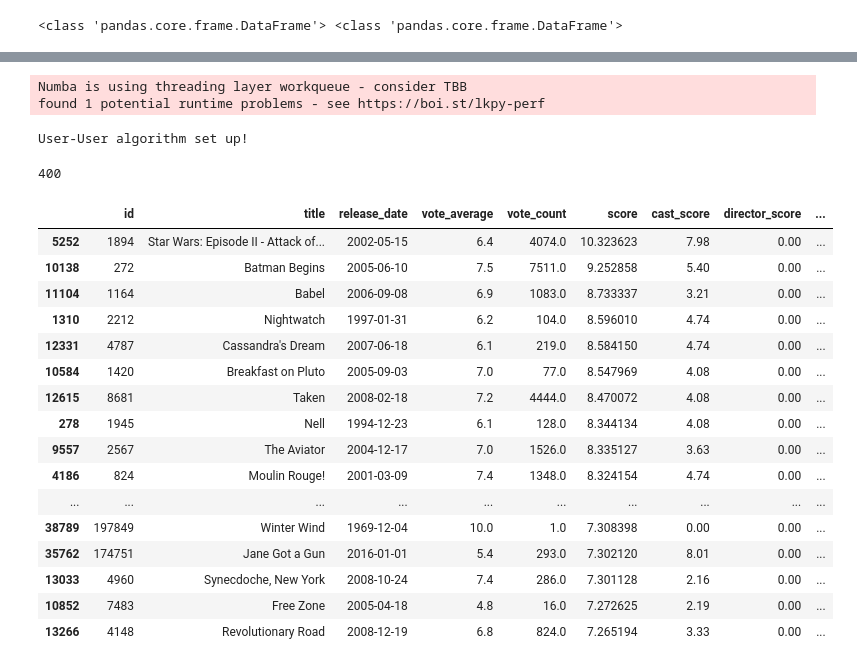
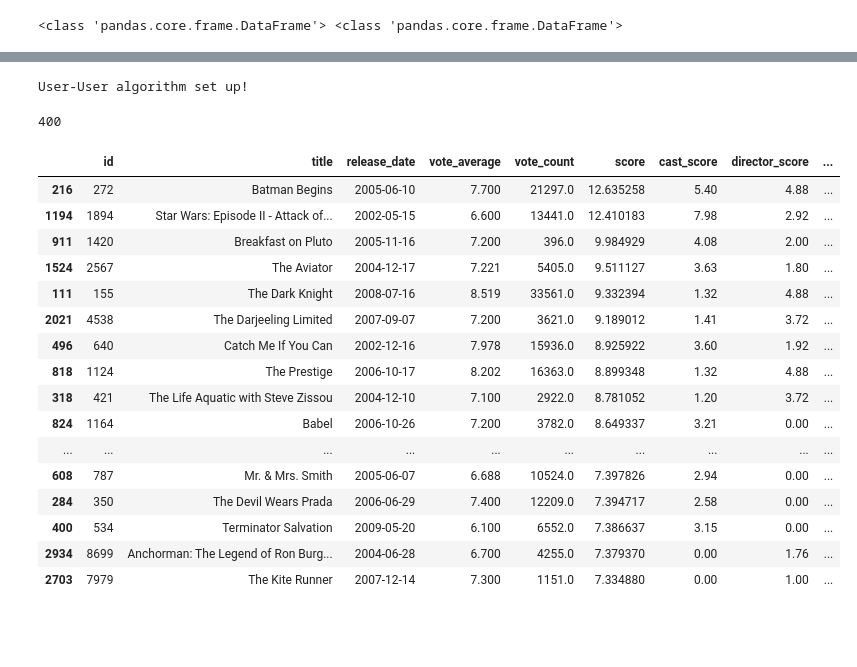
Before and after one commit to Laan33/Rec-Genie, a Jupyter notebook: rec-sys/main.ipynb, the cells around one changed output, grey strips where cells are left out. Drawn from its saved outputs; the diff is of its cells as text; code cells hidden in the pictures; blank space fills up the shorter version.

```diff
--- a/rec-sys/main.ipynb
+++ b/rec-sys/main.ipynb
@@ -15,6 +15,9 @@ USER_ID = 999999
 # %%
 if RUNNING_ON_COLAB:
     data_loader.mount_drive()
+# %%
+
+films_df = data_loader.load_movies()
 # %%
 # Load the data
 films_df = data_loader.load_movies()
@@ -53,4 +75,6 @@ import preprocessing as pre
+# %%
+genres_films = films_df.copy()
 # %%
 # Data preprocessing
-# One-hot encode the genres
-ohe_films_df, genre_list_mlb = pre.one_hot_encode_genres(films_df)
+# # One-hot encode the genres
+ohe_films_df, genre_list_mlb = pre.one_hot_encode_genres(genres_films)
@@ -97,11 +170,11 @@ importlib.reload(hyb)
+# %%
+recommendations = hybrid_recommend(999999, user_profile, films_df, credits_df, ratings_df, genre_list_mlb)
+# %% [output]
+User-User algorithm set up!
 # %%
 
 # Generate recommendations
 recommendations = hyb.hybrid_recommend(999999, user_profile, films_df, credits_df, ratings_df, genre_list_mlb)
-# %% [output]
-Numba is using threading layer workqueue - consider TBB
-found 1 potential runtime problems - see https://boi.st/lkpy-perf
-User-User algorithm set up!
 # %%
 len(recommendations)
 # %% [output]
@@ -109,25 +182,25 @@ len(recommendations)
 # %%
 score_breakdown = hyb.score_breakdown(films_df, recommendations)
 # %%
-score_breakdown.head(50)sadsa
+score_breakdown.head(50)
 # %% [output]
 |  | id | title | release_date | vote_average | vote_count | score | cast_score | director_score | ... |
-| 5252 | 1894 | Star Wars: Episode II - Attack of... | 2002-05-15 | 6.4 | 4074.0 | 10.323623 | 7.98 | 0.00 | ... |
-| 10138 | 272 | Batman Begins | 2005-06-10 | 7.5 | 7511.0 | 9.252858 | 5.40 | 0.00 | ... |
-| 11104 | 1164 | Babel | 2006-09-08 | 6.9 | 1083.0 | 8.733337 | 3.21 | 0.00 | ... |
-| 1310 | 2212 | Nightwatch | 1997-01-31 | 6.2 | 104.0 | 8.596010 | 4.74 | 0.00 | ... |
-| 12331 | 4787 | Cassandra's Dream | 2007-06-18 | 6.1 | 219.0 | 8.584150 | 4.74 | 0.00 | ... |
-| 10584 | 1420 | Breakfast on Pluto | 2005-09-03 | 7.0 | 77.0 | 8.547969 | 4.08 | 0.00 | ... |
-| 12615 | 8681 | Taken | 2008-02-18 | 7.2 | 4444.0 | 8.470072 | 4.08 | 0.00 | ... |
-| 278 | 1945 | Nell | 1994-12-23 | 6.1 | 128.0 | 8.344134 | 4.08 | 0.00 | ... |
-| 9557 | 2567 | The Aviator | 2004-12-17 | 7.0 | 1526.0 | 8.335127 | 3.63 | 0.00 | ... |
-| 4186 | 824 | Moulin Rouge! | 2001-03-09 | 7.4 | 1348.0 | 8.324154 | 4.74 | 0.00 | ... |
+| 216 | 272 | Batman Begins | 2005-06-10 | 7.700 | 21297.0 | 12.635258 | 5.40 | 4.88 | ... |
+| 1194 | 1894 | Star Wars: Episode II - Attack of... | 2002-05-15 | 6.600 | 13441.0 | 12.410183 | 7.98 | 2.92 | ... |
+| 911 | 1420 | Breakfast on Pluto | 2005-11-16 | 7.200 | 396.0 | 9.984929 | 4.08 | 2.00 | ... |
+| 1524 | 2567 | The Aviator | 2004-12-17 | 7.221 | 5405.0 | 9.511127 | 3.63 | 1.80 | ... |
+| 111 | 155 | The Dark Knight | 2008-07-16 | 8.519 | 33561.0 | 9.332394 | 1.32 | 4.88 | ... |
+| 2021 | 4538 | The Darjeeling Limited | 2007-09-07 | 7.200 | 3621.0 | 9.189012 | 1.41 | 3.72 | ... |
+| 496 | 640 | Catch Me If You Can | 2002-12-16 | 7.978 | 15936.0 | 8.925922 | 3.60 | 1.92 | ... |
+| 818 | 1124 | The Prestige | 2006-10-17 | 8.202 | 16363.0 | 8.899348 | 1.32 | 4.88 | ... |
+| 318 | 421 | The Life Aquatic with Steve Zissou | 2004-12-10 | 7.100 | 2922.0 | 8.781052 | 1.20 | 3.72 | ... |
+| 824 | 1164 | Babel | 2006-10-26 | 7.200 | 3782.0 | 8.649337 | 3.21 | 0.00 | ... |
 | ... | ... | ... | ... | ... | ... | ... | ... | ... | ... |
-| 38789 | 197849 | Winter Wind | 1969-12-04 | 10.0 | 1.0 | 7.308398 | 0.00 | 0.00 | ... |
-| 35762 | 174751 | Jane Got a Gun | 2016-01-01 | 5.4 | 293.0 | 7.302120 | 8.01 | 0.00 | ... |
-| 13033 | 4960 | Synecdoche, New York | 2008-10-24 | 7.4 | 286.0 | 7.301128 | 2.16 | 0.00 | ... |
-| 10852 | 7483 | Free Zone | 2005-04-18 | 4.8 | 16.0 | 7.272625 | 2.19 | 0.00 | ... |
-| 13266 | 4148 | Revolutionary Road | 2008-12-19 | 6.8 | 824.0 | 7.265194 | 3.33 | 0.00 | ... |
+| 608 | 787 | Mr. & Mrs. Smith | 2005-06-07 | 6.688 | 10524.0 | 7.397826 | 2.94 | 0.00 | ... |
+| 284 | 350 | The Devil Wears Prada | 2006-06-29 | 7.400 | 12209.0 | 7.394717 | 2.58 | 0.00 | ... |
+| 400 | 534 | Terminator Salvation | 2009-05-20 | 6.100 | 6552.0 | 7.386637 | 3.15 | 0.00 | ... |
+| 2934 | 8699 | Anchorman: The Legend of Ron Burg... | 2004-06-28 | 6.700 | 4255.0 | 7.379370 | 0.00 | 1.76 | ... |
+| 2703 | 7979 | The Kite Runner | 2007-12-14 | 7.300 | 1151.0 | 7.334880 | 0.00 | 1.00 | ... |
 # %%
 # weights = {
 #     'cast_ft_weight': 0.3,
```
Also changed, not shown: parts of 12 cells of this notebook, 3 other files.
